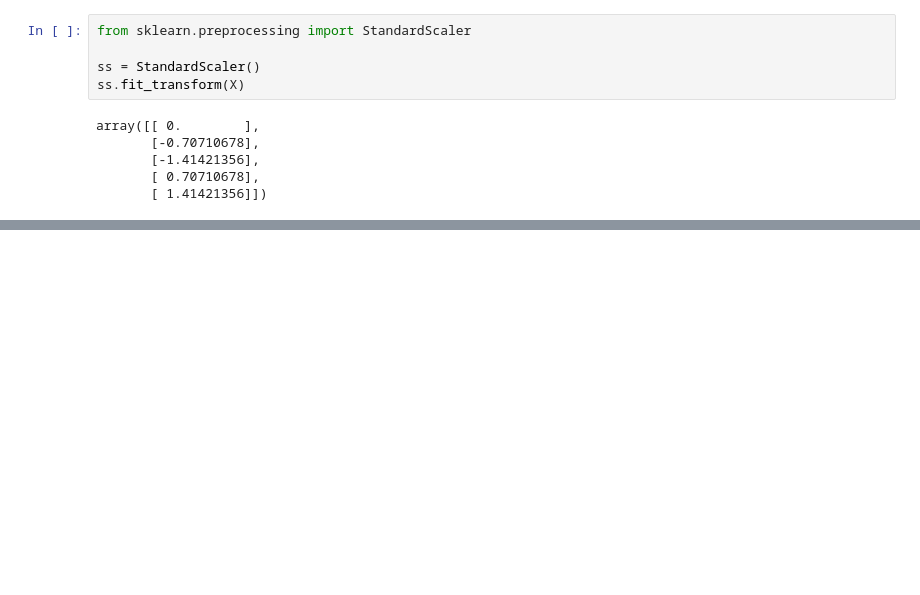
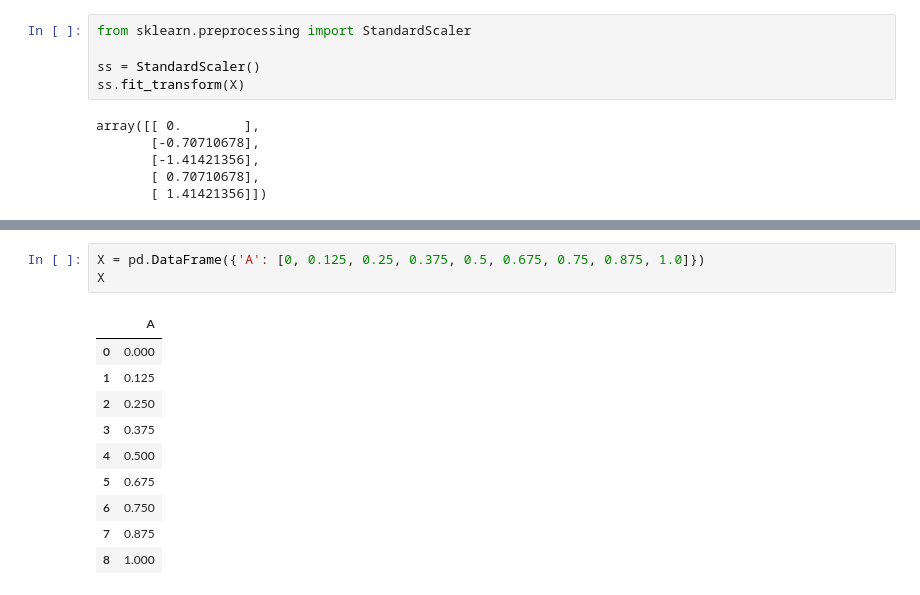
Before and after one commit to AnvayRaj/MLP-Notes, a Jupyter notebook: Week_2.ipynb, the cells around one changed output, grey strips where cells are left out. Saved outputs shown, nothing was run; the diff lists cells and outputs as text; blank space fills up the shorter version.

```diff
--- a/Week_2.ipynb
+++ b/Week_2.ipynb
@@ -209,0 +333,14 @@ array([[ 0.        ],
+# %%
+X = pd.DataFrame({'A': [0, 0.125, 0.25, 0.375, 0.5, 0.675, 0.75, 0.875, 1.0]})
+X
+# %% [output]
+|  | A |
+| 0 | 0.000 |
+| 1 | 0.125 |
+| 2 | 0.250 |
+| 3 | 0.375 |
+| 4 | 0.500 |
+| 5 | 0.675 |
+| 6 | 0.750 |
+| 7 | 0.875 |
+| 8 | 1.000 |
```
Also changed, not shown: parts of 26 cells of this notebook.
